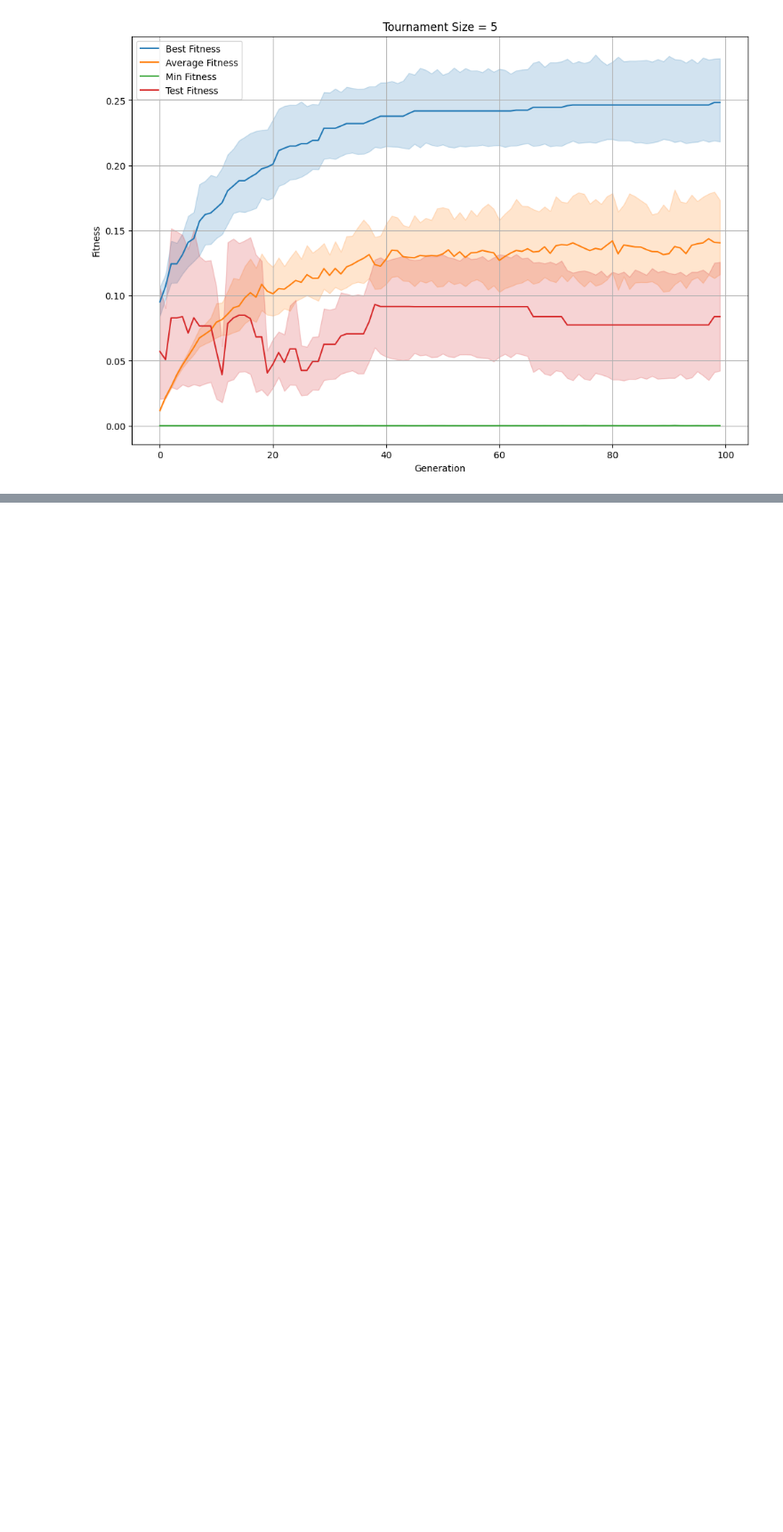
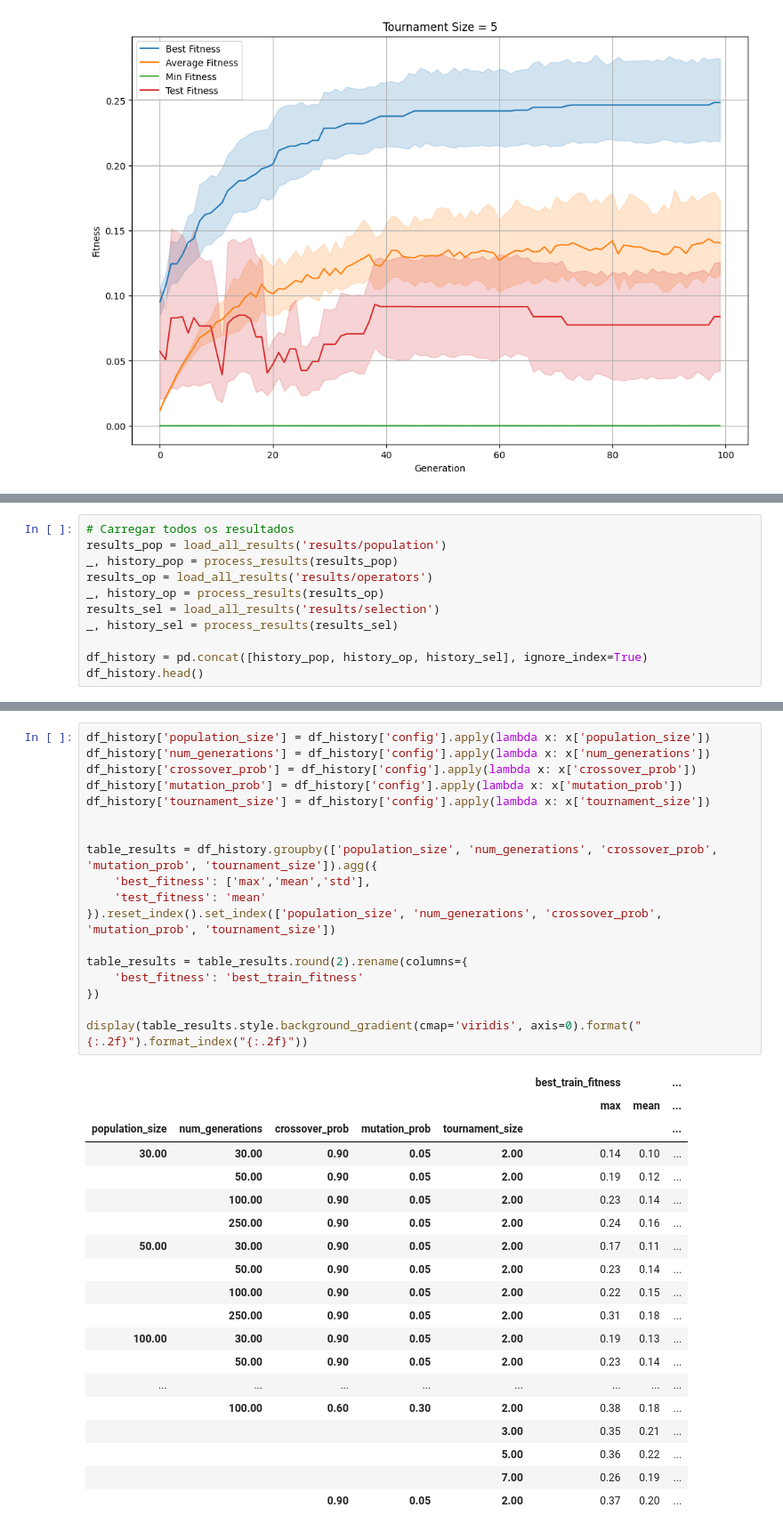
Before and after one commit to JoaoLucas23/TP1-CompNat, a Jupyter notebook: results.ipynb, the cells around one changed output, grey strips where cells are left out. Shown: that part at 89% size. Saved outputs shown, nothing was run; the diff lists cells and outputs as text; blank space fills up the shorter version.

```diff
--- a/results.ipynb
+++ b/results.ipynb
@@ -329,0 +349,11 @@ plt.show()
+# %%
+# Carregar todos os resultados
+results_pop = load_all_results('results/population')
+_, history_pop = process_results(results_pop)
+results_op = load_all_results('results/operators')
+_, history_op = process_results(results_op)
+results_sel = load_all_results('results/selection')
+_, history_sel = process_results(results_sel)
+
+df_history = pd.concat([history_pop, history_op, history_sel], ignore_index=True)
+df_history.head()
@@ -329,0 +367,38 @@ plt.show()
+# %%
+df_history['population_size'] = df_history['config'].apply(lambda x: x['population_size'])
+df_history['num_generations'] = df_history['config'].apply(lambda x: x['num_generations'])
+df_history['crossover_prob'] = df_history['config'].apply(lambda x: x['crossover_prob'])
+df_history['mutation_prob'] = df_history['config'].apply(lambda x: x['mutation_prob'])
+df_history['tournament_size'] = df_history['config'].apply(lambda x: x['tournament_size'])
+
+
+table_results = df_history.groupby(['population_size', 'num_generations', 'crossover_prob', 'mutation_prob', 'tournament_size']).agg({
+    'best_fitness': ['max','mean','std'],
+    'test_fitness': 'mean'
+}).reset_index().set_index(['population_size', 'num_generations', 'crossover_prob', 'mutation_prob', 'tournament_size'])
+
+table_results = table_results.round(2).rename(columns={
+    'best_fitness': 'best_train_fitness'
+})
+
+display(table_results.style.background_gradient(cmap='viridis', axis=0).format("{:.2f}").format_index("{:.2f}"))
+# %% [output]
+|  |  |  |  |  | best_train_fitness |  | ... |
+|  |  |  |  |  | max | mean | ... |
+| population_size | num_generations | crossover_prob | mutation_prob | tournament_size |  |  | ... |
+| 30.00 | 30.00 | 0.90 | 0.05 | 2.00 | 0.14 | 0.10 | ... |
+|  | 50.00 | 0.90 | 0.05 | 2.00 | 0.19 | 0.12 | ... |
+|  | 100.00 | 0.90 | 0.05 | 2.00 | 0.23 | 0.14 | ... |
+|  | 250.00 | 0.90 | 0.05 | 2.00 | 0.24 | 0.16 | ... |
+| 50.00 | 30.00 | 0.90 | 0.05 | 2.00 | 0.17 | 0.11 | ... |
+|  | 50.00 | 0.90 | 0.05 | 2.00 | 0.23 | 0.14 | ... |
+|  | 100.00 | 0.90 | 0.05 | 2.00 | 0.22 | 0.15 | ... |
+|  | 250.00 | 0.90 | 0.05 | 2.00 | 0.31 | 0.18 | ... |
+| 100.00 | 30.00 | 0.90 | 0.05 | 2.00 | 0.19 | 0.13 | ... |
+|  | 50.00 | 0.90 | 0.05 | 2.00 | 0.23 | 0.14 | ... |
+| ... | ... | ... | ... | ... | ... | ... | ... |
+|  | 100.00 | 0.60 | 0.30 | 2.00 | 0.38 | 0.18 | ... |
+|  |  |  |  | 3.00 | 0.35 | 0.21 | ... |
+|  |  |  |  | 5.00 | 0.36 | 0.22 | ... |
+|  |  |  |  | 7.00 | 0.26 | 0.19 | ... |
+|  |  | 0.90 | 0.05 | 2.00 | 0.37 | 0.20 | ... |
```
Also changed, not shown: parts of 9 cells of this notebook, 26 other files.
